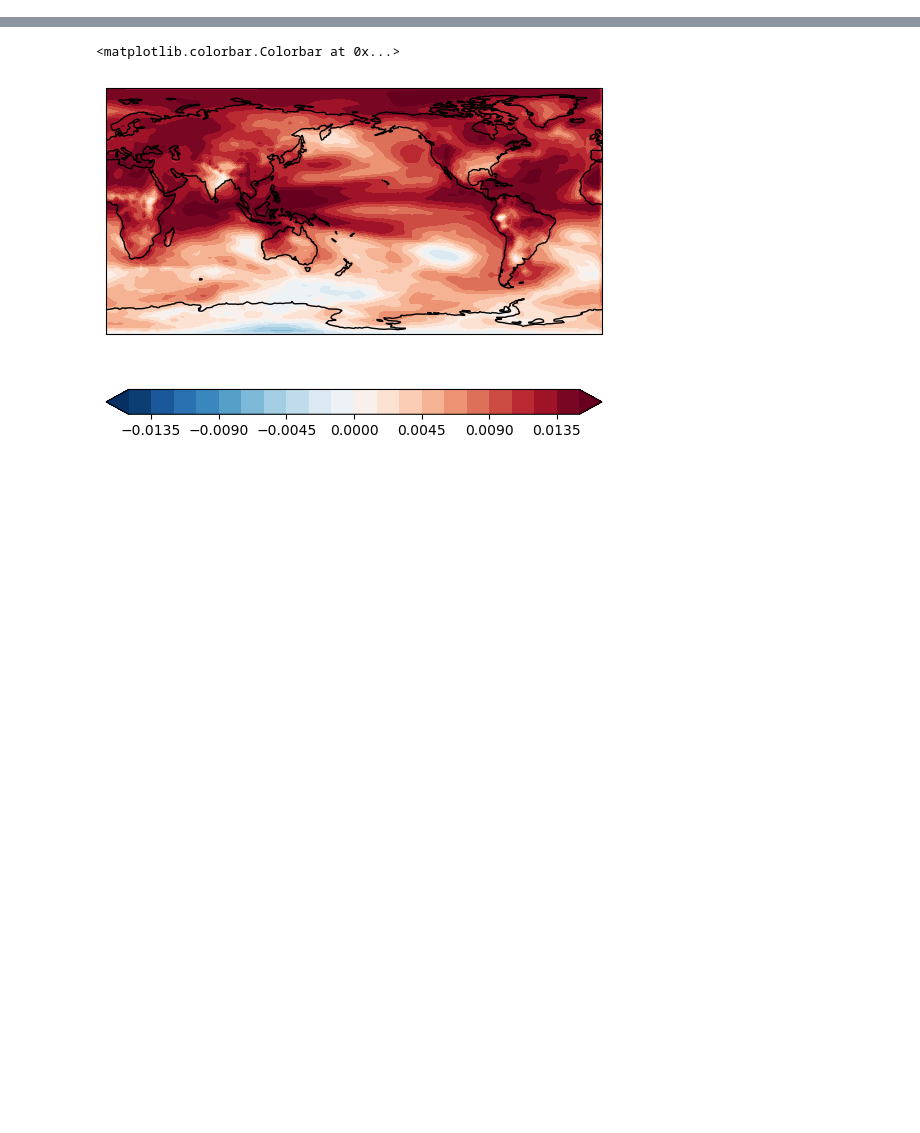
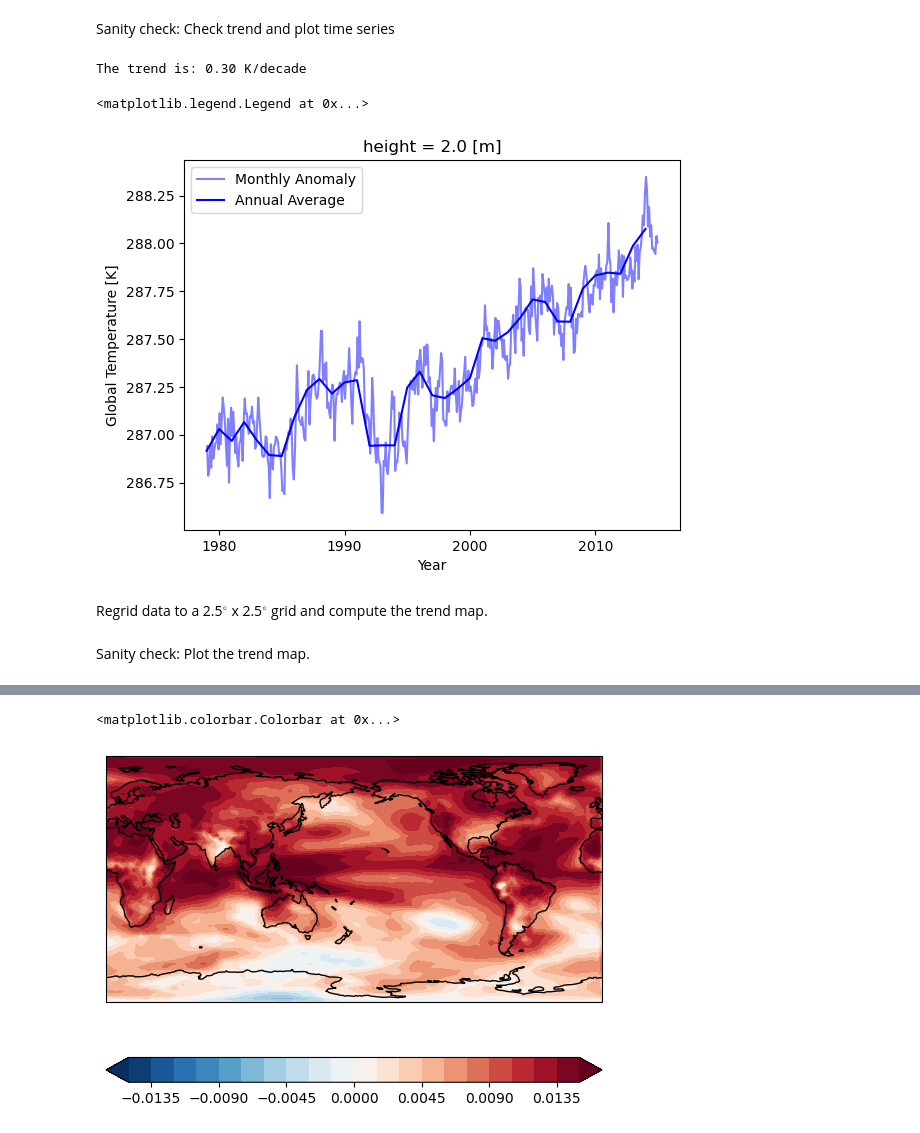
Before and after one commit to xCDAT/xcdat, a Jupyter notebook: docs/demos/1-25-23-cwss-seminar/xsearch-xcdat-example.ipynb, the cells around one changed output, grey strips where cells are left out. Saved outputs shown, nothing was run; the diff lists cells and outputs as text; code cells hidden in the pictures; blank space fills up the shorter version.

```diff
--- a/docs/demos/1-25-23-cwss-seminar/xsearch-xcdat-example.ipynb
+++ b/docs/demos/1-25-23-cwss-seminar/xsearch-xcdat-example.ipynb
@@ -223,0 +73,2 @@ Text(0.5, 1.0, 'GMST Trend (E3SM-1-0)')
+# %%
+dpaths = xs.findPaths("historical", "tas", "mon", mip_era="CMIP6", cmipTable="Amon", realm="atmos")
@@ -223,0 +179,9 @@ Text(0.5, 1.0, 'GMST Trend (E3SM-1-0)')
+# %%
+ds_subset_ann = ds_subset.temporal.group_average("tas", freq="year", weighted=True)  # compute annual average
+# %%
+ds_subset_anom = ds_subset.temporal.departures("tas", freq="month") # compute the monthly anomalies
+# %%
+ts_ann_global = ds_subset_ann.spatial.average("tas").tas  # global average time series
+ts_anom_global = ds_subset_anom.spatial.average("tas").tas + ts_ann_global.mean('time')  # global average time series
+# %% [markdown]
+Sanity check: Check trend and plot time series
@@ -223,0 +191,19 @@ Text(0.5, 1.0, 'GMST Trend (E3SM-1-0)')
+# %%
+time_ann = np.arange(1979.5, 2015)  # time vector
+gt, _ = np.polyfit(time_ann, ts_ann_global, 1)  # get trend
+gt *= 10  # to K/decade units
+print("The trend is: " +  '{0:.2f}'.format(np.round(gt,2)) + " K/decade")
+# %% [output]
+The trend is: 0.30 K/decade
+# %%
+# plot time series
+ts_anom_global.plot(color='blue', alpha=0.5, label="Monthly Anomaly")
+ts_ann_global.plot(color='blue', label="Annual Average")
+plt.xlabel("Year")
+plt.ylabel("Global Temperature [K]")
+plt.legend()
+# %% [output]
+<matplotlib.legend.Legend at 0x...>
+[figure, added]
+# %% [markdown]
+Regrid data to a 2.5$^{\circ}$ x 2.5$^{\circ}$ grid and compute the trend map.
@@ -223,0 +223,2 @@ Text(0.5, 1.0, 'GMST Trend (E3SM-1-0)')
+# %% [markdown]
+Sanity check: Plot the trend map.
```
Also changed, not shown: parts of 89 cells of this notebook, 3 other files.
